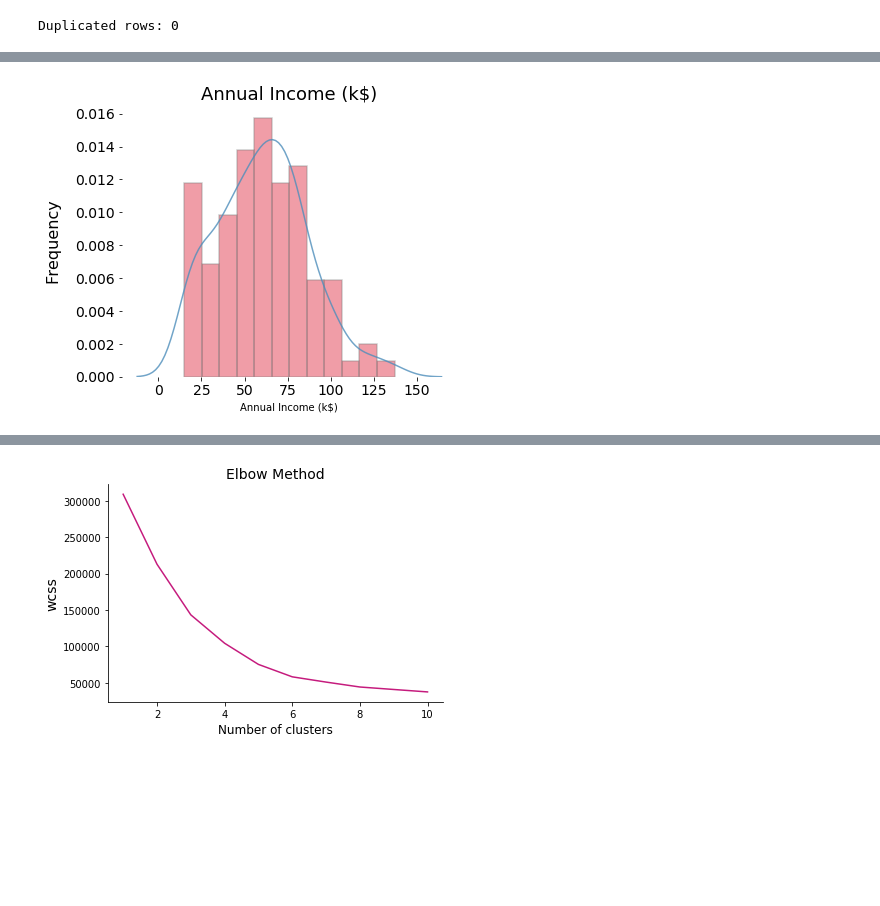
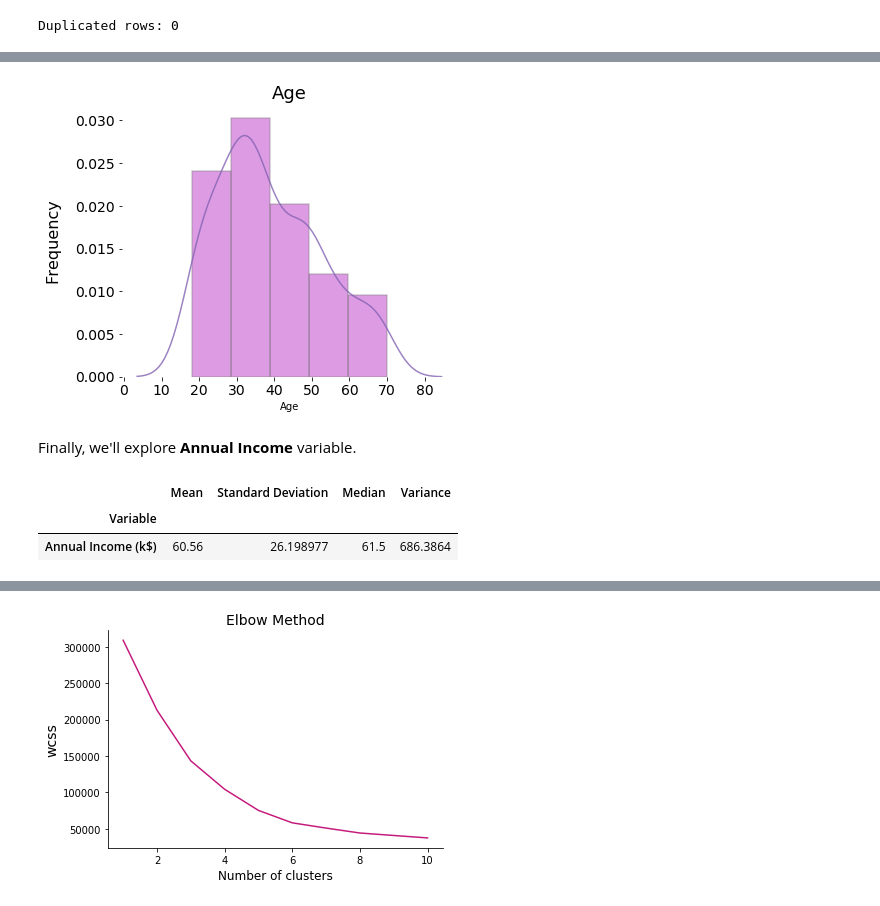
Before and after one commit to ugis22/clustering_analysis, a Jupyter notebook: clustering_analysis.ipynb, the cells around one changed output, grey strips where cells are left out. Drawn from its saved outputs; the diff is of its cells as text; code cells hidden in the pictures; blank space fills up the shorter version.

```diff
--- a/clustering_analysis.ipynb
+++ b/clustering_analysis.ipynb
@@ -110,4 +150,14 @@ graph_histo(customers["Age"])
+# %%
+graph_histo(age)
+# %% [output]
+[figure, added]
+# %% [markdown]
+Finally, we'll explore **Annual Income** variable.
 # %%
-graph_histo(customers["Annual Income (k$)"])
+income = customers["Annual Income (k$)"]
-# %% [output]
-[figure, removed]
+# %%
+statistics(income)
+# %% [output]
+|  | Mean | Standard Deviation | Median | Variance |
+| Variable |  |  |  |  |
+| Annual Income (k$) | 60.56 | 26.198977 | 61.5 | 686.3864 |
```
Also changed, not shown: parts of 18 cells of this notebook.
